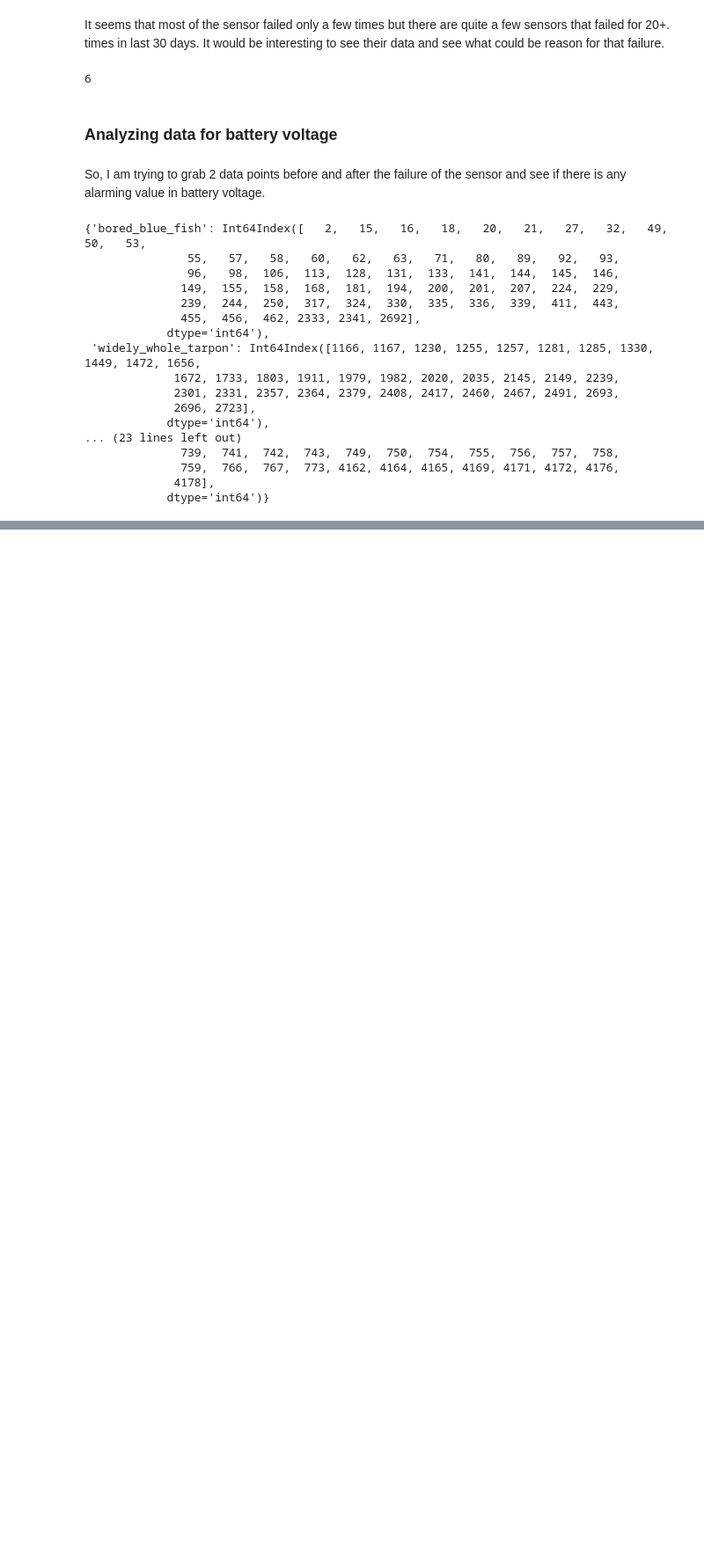
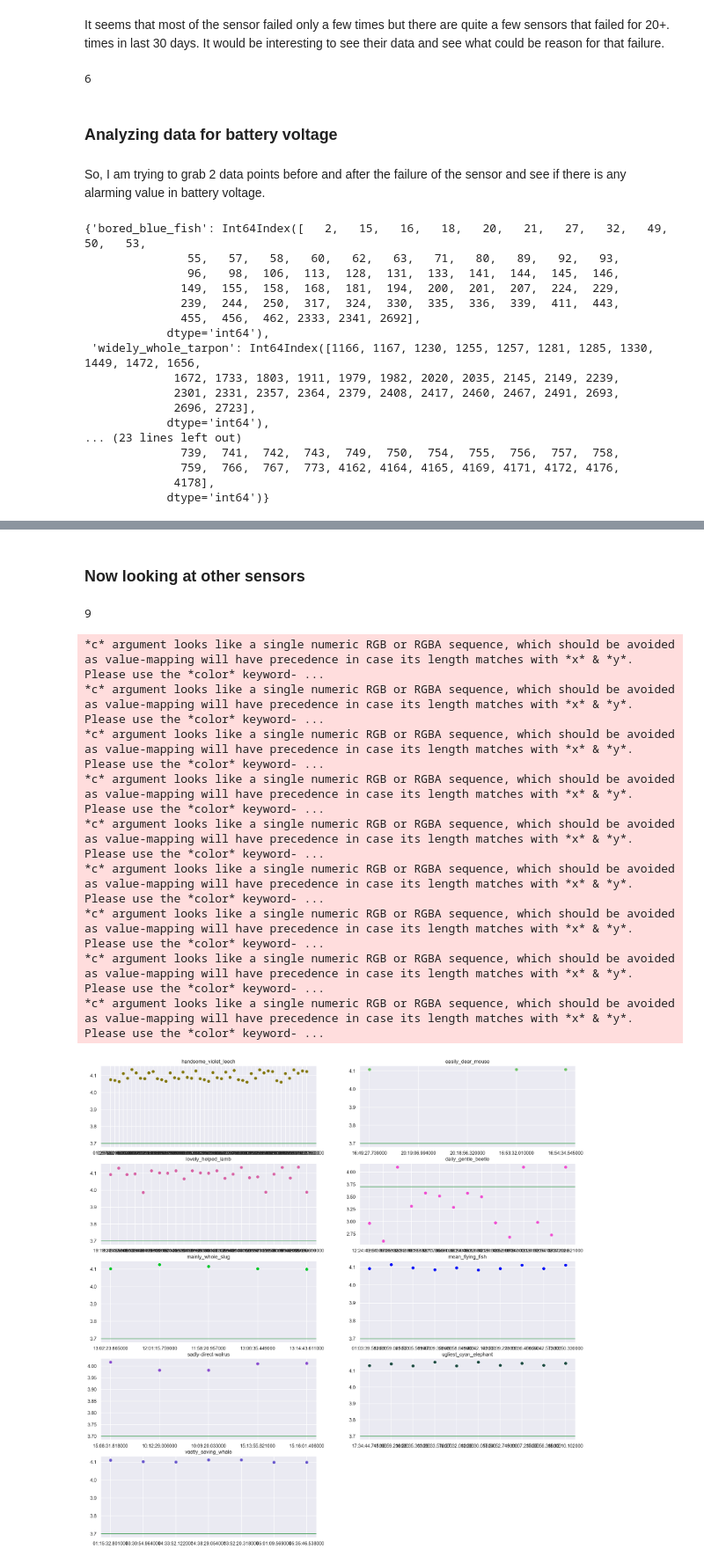
Before and after one commit to timsinashok/floodnet_ugsrp-2023, a Jupyter notebook: failure_frequency_and_mostly_failing_analysis.ipynb, the cells around one changed output, grey strips where cells are left out. Shown at 88% size. Drawn from its saved outputs; the diff is of its cells as text; code cells hidden in the pictures; blank space fills up the shorter version.

```diff
--- a/failure_frequency_and_mostly_failing_analysis.ipynb
+++ b/failure_frequency_and_mostly_failing_analysis.ipynb
@@ -177,0 +159,36 @@ x
+# %% [markdown]
+### Now looking at other sensors
+# %%
+interested_frequency = 20
+less_failing_data = {}
+
+for key, value in failing_detail.items():
+    if value > 0 and value < interested_frequency:
+        less_failing_data[key] = missing[key]
+print(len(less_failing_data))
+# %% [output]
+9
+# %%
+sns.set(rc = {'figure.figsize':(20,20)})
+
+i = 1
+for key, values in less_failing_data.items():
+    index = list(values)
+    interested_index = index + list(np.asarray(index) - 1) + list(np.asarray(index) - 2) + list(np.asarray(index) + 1) + list(np.asarray(index) + 2)
+    failing_df = dataframes[key].loc[interested_index]
+    plt.subplot(5,2, i)
+    plt.title(key)
+    plt.scatter(x = failing_df['times'], y = failing_df['batt_v'], c=np.random.rand(3,))
+    plt.axhline(y=3.7, color = 'g')
+    i += 1
+# %% [output]
+*c* argument looks like a single numeric RGB or RGBA sequence, which should be avoided as value-mapping will have precedence in case its length matches with *x* & *y*.  Please use the *color* keyword- ...
+*c* argument looks like a single numeric RGB or RGBA sequence, which should be avoided as value-mapping will have precedence in case its length matches with *x* & *y*.  Please use the *color* keyword- ...
+*c* argument looks like a single numeric RGB or RGBA sequence, which should be avoided as value-mapping will have precedence in case its length matches with *x* & *y*.  Please use the *color* keyword- ...
+*c* argument looks like a single numeric RGB or RGBA sequence, which should be avoided as value-mapping will have precedence in case its length matches with *x* & *y*.  Please use the *color* keyword- ...
+*c* argument looks like a single numeric RGB or RGBA sequence, which should be avoided as value-mapping will have precedence in case its length matches with *x* & *y*.  Please use the *color* keyword- ...
+*c* argument looks like a single numeric RGB or RGBA sequence, which should be avoided as value-mapping will have precedence in case its length matches with *x* & *y*.  Please use the *color* keyword- ...
+*c* argument looks like a single numeric RGB or RGBA sequence, which should be avoided as value-mapping will have precedence in case its length matches with *x* & *y*.  Please use the *color* keyword- ...
+*c* argument looks like a single numeric RGB or RGBA sequence, which should be avoided as value-mapping will have precedence in case its length matches with *x* & *y*.  Please use the *color* keyword- ...
+*c* argument looks like a single numeric RGB or RGBA sequence, which should be avoided as value-mapping will have precedence in case its length matches with *x* & *y*.  Please use the *color* keyword- ...
+[figure, added]
```
Also changed, not shown: parts of 4 cells of this notebook.
